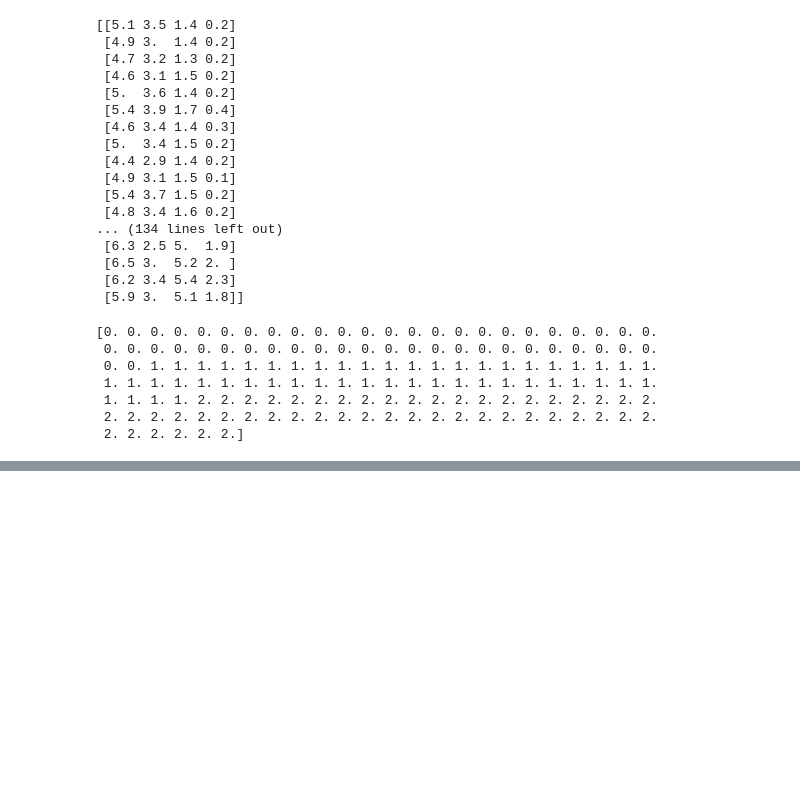
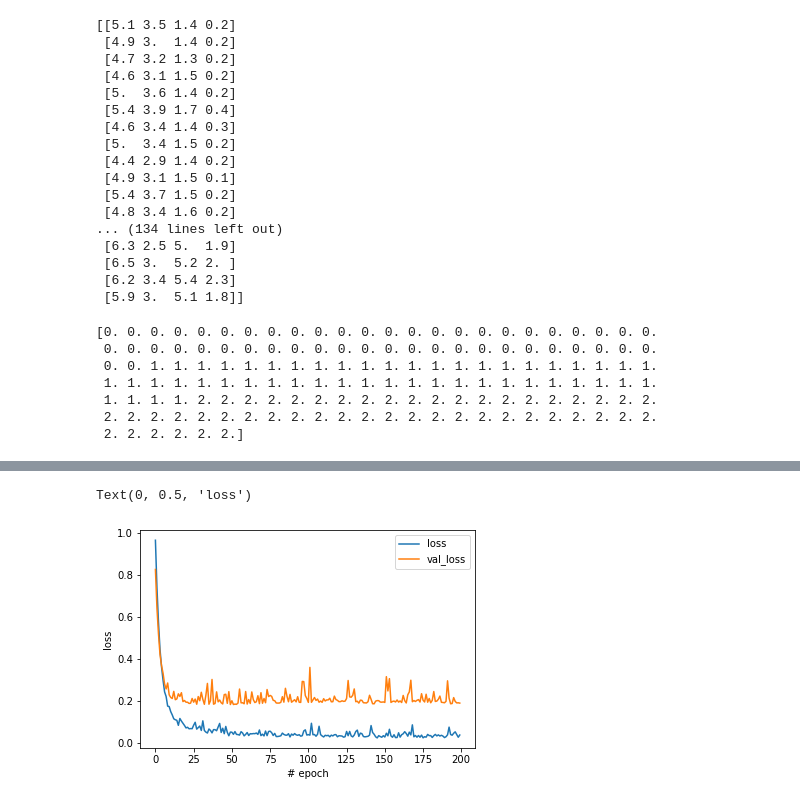
Before and after one commit to RusiraPathum/Deep-Learning-iris-flower-prediction, a Jupyter notebook: 1-FFNN-for-iris-example.ipynb, the cells around one changed output, grey strips where cells are left out. Drawn from its saved outputs; the diff is of its cells as text; code cells hidden in the pictures; blank space fills up the shorter version.

Commit message:
train model

```diff
--- a/1-FFNN-for-iris-example.ipynb
+++ b/1-FFNN-for-iris-example.ipynb
@@ -67,5 +67,7 @@ model.add(Dense(40, activation='relu'))
 model.add(Dense(10, activation='relu'))
 model.add(Dense(3,activation='softmax')) # adding layer 4 (output layer)
 
+model.compile(loss='categorical_crossentropy', optimizer='adam', metrics=['accuracy'])
+
 model.summary()
 # %% [output]
@@ -140,0 +143,2 @@ print(test_target)
+# %%
+model.fit(train_data, train_target, epochs=200, validation_data=(test_data,test_target), batch_size=4)
@@ -140,0 +164,10 @@ print(test_target)
+# %%
+from matplotlib import pyplot as plt
+plt.plot(model.history.history['loss'],label='loss')
+plt.plot(model.history.history['val_loss'],label='val_loss')
+plt.legend()
+plt.xlabel('# epoch')
+plt.ylabel('loss')
+# %% [output]
+Text(0, 0.5, 'loss')
+[figure, added]
```
Also changed, not shown: parts of 11 cells of this notebook.
